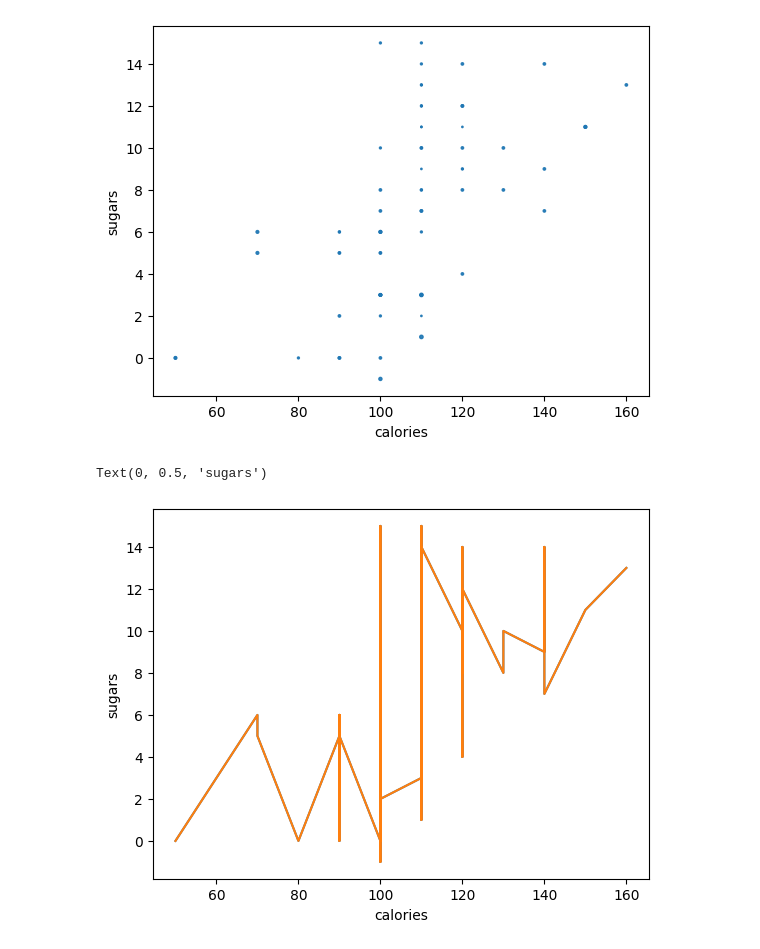
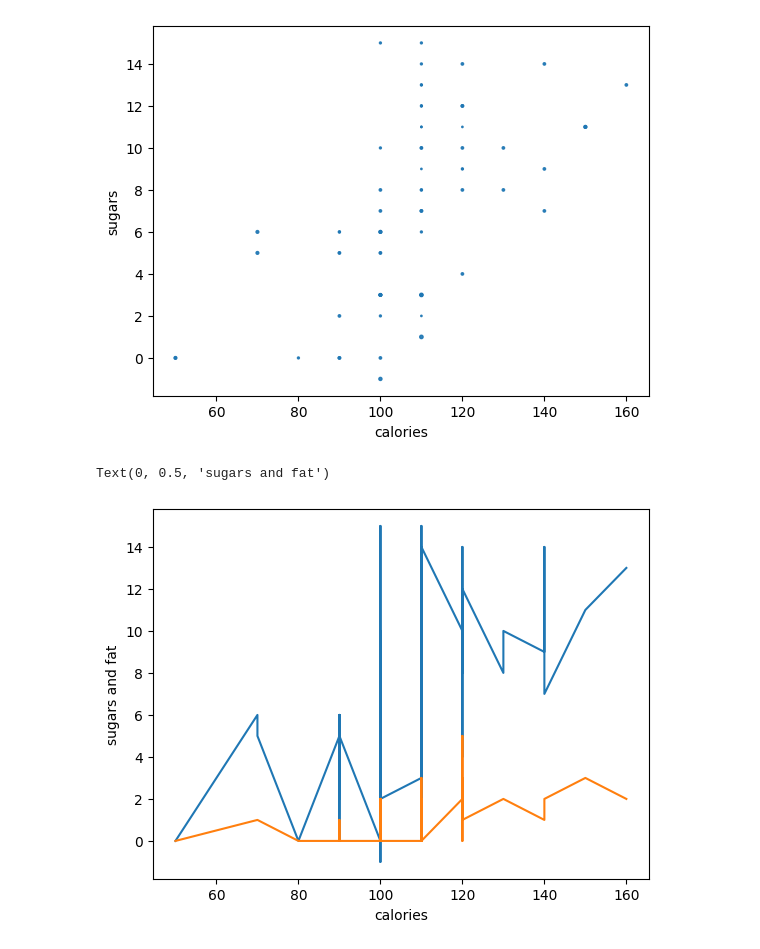
Before and after one commit to Sru-j/daily_lab_activities, a Jupyter notebook: box_plot_mine.ipynb, the cells around one changed output. Saved outputs shown, nothing was run; the diff lists cells and outputs as text; code cells hidden in the pictures.

```diff
--- a/box_plot_mine.ipynb
+++ b/box_plot_mine.ipynb
@@ -361,13 +361,13 @@ df.plot(kind='scatter',x='calories',y='sugars',s=df['protein'], alpha=0.9)
 # %%
 # Plot Maths marks
 plt.plot(df['calories'], df['sugars'])
 
 # plot Science marks
-plt.plot(df['calories'], df['sugars'])
+plt.plot(df['calories'], df['fat'])
 
 # Adding Labels
 plt.xlabel('calories')
-plt.ylabel('sugars')
+plt.ylabel('sugars and fat')
 # %% [output]
-Text(0, 0.5, 'sugars')
+Text(0, 0.5, 'sugars and fat')
-[figure, old version]
+[figure, new version]
```
